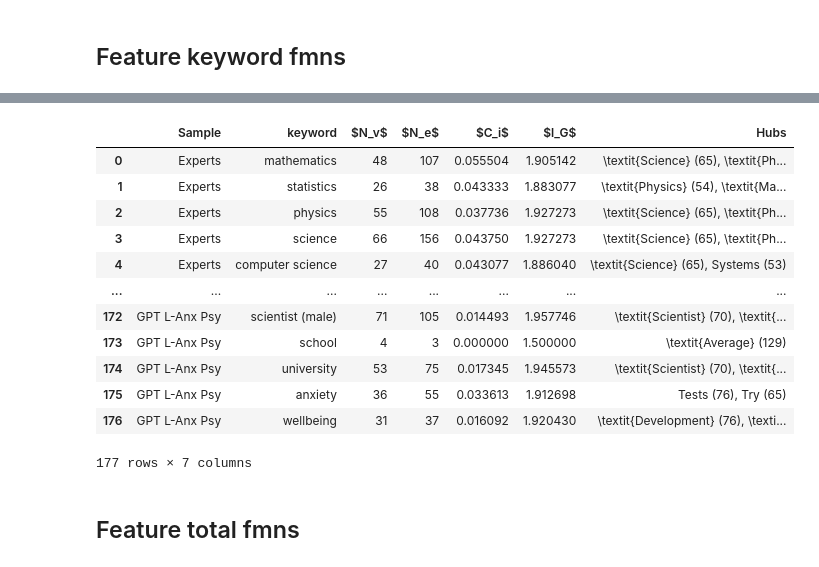
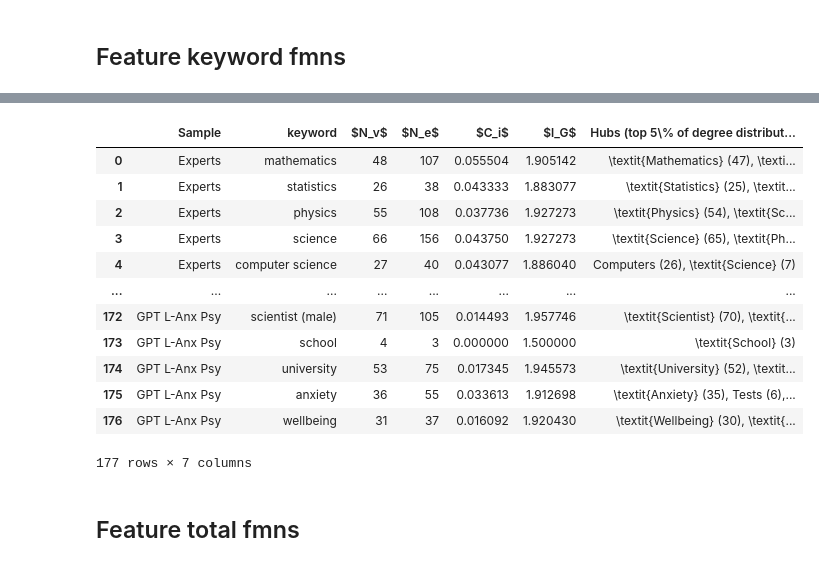
Before and after one commit to emmafranchino/cognoscolab, a Jupyter notebook: rassereno/notebooks/bfmn_features_similarity.ipynb, the cells around one changed output, grey strips where cells are left out. Cells and saved outputs as stored; diff of their text form; code cells hidden in the pictures.

Commit message:
fixes for features tables

```diff
--- a/rassereno/notebooks/bfmn_features_similarity.ipynb
+++ b/rassereno/notebooks/bfmn_features_similarity.ipynb
@@ -42,0 +18,26 @@ def translate_hubs_column(df, col="Hubs", source="it", target="en"):
+# %%
+cue_words_df = pd.read_csv('/Users/emma/projects/cognoscolab/rassereno/out/formatting/cue_words_summary.csv')
+cue_words_df['Set'] = ['1', '2' , '3', '4', '5']
+
+# Collect all words in each row (excluding 'Set'), split by comma, and strip whitespace
+cue_words_df['words'] = cue_words_df.drop(columns='Set').apply(
+    lambda row: [word.strip() for cell in row.dropna() for word in str(cell).split(',')],
+    axis=1
+)
+
+cue_words_df = cue_words_df[['Set', 'words']]
+map_words = {'Examination': 'Exam', "Well being" : 'Wellbeing'}
+
+# Replace mapped words in cue_words for each row
+cue_words_df['words'] = cue_words_df['words'].apply(lambda word_list: sorted([map_words.get(word, word) for word in word_list]))
+# %%
+set_words_sample = {
+    ('1'): ['Experts', 'H-S South'],
+    ('5'): ['H-Anx H-S', 'L-Anx H-S', 'Physics'],
+    ('2', '3', '4', '5'): ['H-Anx Psy', 'L-Anx Psy', 'GPT H-Anx Psy', 'GPT L-Anx Psy', 'GPT Physics', 'GPT H-Anx H-S', 'GPT L-Anx H-S'],
+}
+sample_to_sets = {
+    sample: list(sets_words)
+    for sets_words, samples in set_words_sample.items()
+    for sample in samples
+}
@@ -63,6 +129,7 @@ def mapping_cols_df(features_df):
         "universita": "university",
         "ricerca": "research",
         "voto": "grade",
+        "scientist": "scientist (m/f)"
     }
     sample_map = {
         "experts_2019": "Experts",
@@ -84,6 +151,6 @@ def mapping_cols_df(features_df):
 
     features_df["Sample"] = features_df["Sample"].map(sample_map).fillna(features_df["Sample"])
 
-    features_df_cleaned = translate_hubs_column(features_df, col="Hubs")
+    features_df_cleaned, n_hubs_df = translate_and_italicize_hubs(features_df, cue_words=cue_words_df)
 
-    return features_df_cleaned
+    return features_df_cleaned, n_hubs_df
@@ -140,2 +161,2 @@ all_keyword_fmns_features
 # %%
-keyword_fmns_features_cleaned = mapping_cols_df(all_keyword_fmns_features)
+keyword_fmns_features_cleaned, hubs_df = mapping_cols_df(all_keyword_fmns_features)
@@ -158,17 +163,16 @@ keyword_fmns_features_cleaned
-# %%
-keyword_fmns_features_cleaned_ital, n_hubs_df = italicize_cue_words_in_hubs(keyword_fmns_features_cleaned, cue_words)
-keyword_fmns_features_cleaned_ital
-# %% [output]
-|  | Sample | keyword | $N_v$ | $N_e$ | $C_i$ | $l_G$ | Hubs |
-| 0 | Experts | mathematics | 48 | 107 | 0.055504 | 1.905142 | \textit{Science} (65), \textit{Ph... |
-| 1 | Experts | statistics | 26 | 38 | 0.043333 | 1.883077 | \textit{Physics} (54), \textit{Ma... |
-| 2 | Experts | physics | 55 | 108 | 0.037736 | 1.927273 | \textit{Science} (65), \textit{Ph... |
-| 3 | Experts | science | 66 | 156 | 0.043750 | 1.927273 | \textit{Science} (65), \textit{Ph... |
-| 4 | Experts | computer science | 27 | 40 | 0.043077 | 1.886040 | \textit{Science} (65), Systems (53) |
-| ... | ... | ... | ... | ... | ... | ... | ... |
-| 172 | GPT L-Anx Psy | scientist (male) | 71 | 105 | 0.014493 | 1.957746 | \textit{Scientist} (70), \textit{... |
-| 173 | GPT L-Anx Psy | school | 4 | 3 | 0.000000 | 1.500000 | \textit{Average} (129) |
-| 174 | GPT L-Anx Psy | university | 53 | 75 | 0.017345 | 1.945573 | \textit{Scientist} (70), \textit{... |
-| 175 | GPT L-Anx Psy | anxiety | 36 | 55 | 0.033613 | 1.912698 | Tests (76), Try (65) |
-| 176 | GPT L-Anx Psy | wellbeing | 31 | 37 | 0.016092 | 1.920430 | \textit{Development} (76), \texti... |
-177 rows × 7 columns
+# %%
+keyword_fmns_features_cleaned = keyword_fmns_features_cleaned.rename(columns={'Hubs': 'Hubs (top 5\\% of degree distribution)'})
+# %% [output]
+|  | Sample | keyword | $N_v$ | $N_e$ | $C_i$ | $l_G$ | Hubs (top 5\% of degree distribut... |
+| 0 | Experts | mathematics | 48 | 107 | 0.055504 | 1.905142 | \textit{Mathematics} (47), \texti... |
+| 1 | Experts | statistics | 26 | 38 | 0.043333 | 1.883077 | \textit{Statistics} (25), \textit... |
+| 2 | Experts | physics | 55 | 108 | 0.037736 | 1.927273 | \textit{Physics} (54), \textit{Sc... |
+| 3 | Experts | science | 66 | 156 | 0.043750 | 1.927273 | \textit{Science} (65), \textit{Ph... |
+| 4 | Experts | computer science | 27 | 40 | 0.043077 | 1.886040 | Computers (26), \textit{Science} (7) |
+| ... | ... | ... | ... | ... | ... | ... | ... |
+| 172 | GPT L-Anx Psy | scientist (male) | 71 | 105 | 0.014493 | 1.957746 | \textit{Scientist} (70), \textit{... |
+| 173 | GPT L-Anx Psy | school | 4 | 3 | 0.000000 | 1.500000 | \textit{School} (3) |
+| 174 | GPT L-Anx Psy | university | 53 | 75 | 0.017345 | 1.945573 | \textit{University} (52), \textit... |
+| 175 | GPT L-Anx Psy | anxiety | 36 | 55 | 0.033613 | 1.912698 | \textit{Anxiety} (35), Tests (6),... |
+| 176 | GPT L-Anx Psy | wellbeing | 31 | 37 | 0.016092 | 1.920430 | \textit{Wellbeing} (30), \textit{... |
+177 rows × 7 columns
```
Also changed, not shown: parts of 16 cells of this notebook, 8 other files.
